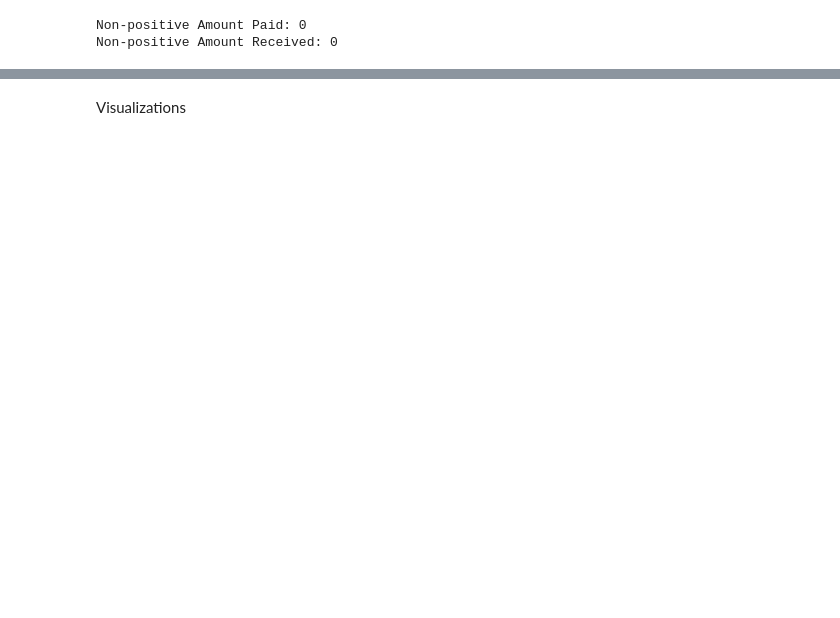
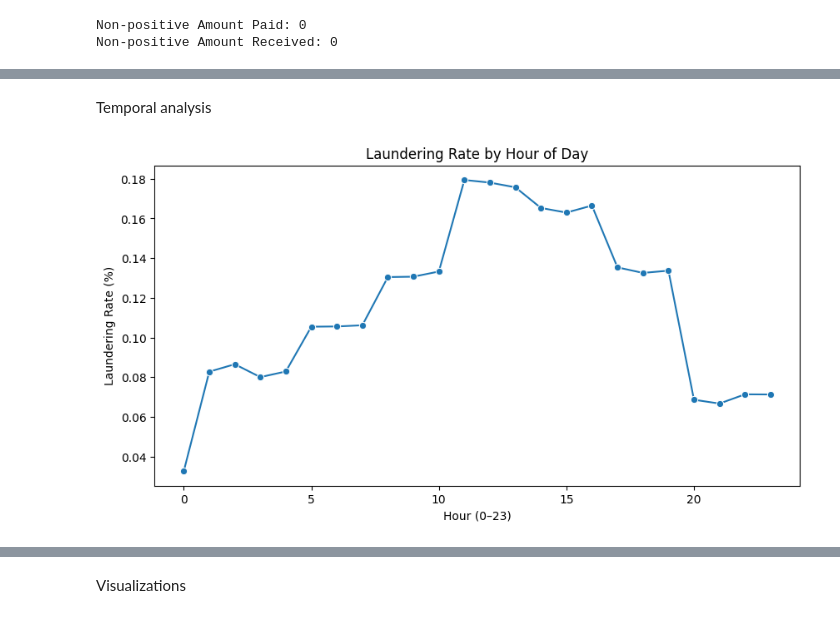
Before and after one commit to DelphinKdl/CUA-MDA-Capstone-BaaS-Risk-Monitoring, a Jupyter notebook: notebooks/01_eda.ipynb, the cells around one changed output, grey strips where cells are left out. Cells and saved outputs as stored; diff of their text form; code cells hidden in the pictures; blank space fills up the shorter version.

```diff
--- a/notebooks/01_eda.ipynb
+++ b/notebooks/01_eda.ipynb
@@ -419,0 +297,17 @@ Name: Is Laundering, dtype: float64
+# %% [markdown]
+Temporal analysis
+# %%
+df['hour'] = df['Timestamp'].dt.hour
+df['date'] = df['Timestamp'].dt.date
+df['month'] = df['Timestamp'].dt.to_period('M')
+
+# hourly laundering rate
+hourly = df.groupby('hour')['Is Laundering'].mean() * 100
+plt.figure(figsize=(10, 5))
+sns.lineplot(x=hourly.index, y=hourly.values, marker="o")
+plt.title("Laundering Rate by Hour of Day")
+plt.xlabel("Hour (0–23)")
+plt.ylabel("Laundering Rate (%)")
+plt.show()
+# %% [output]
+[figure, added]
```
Also changed, not shown: parts of 50 cells of this notebook.
